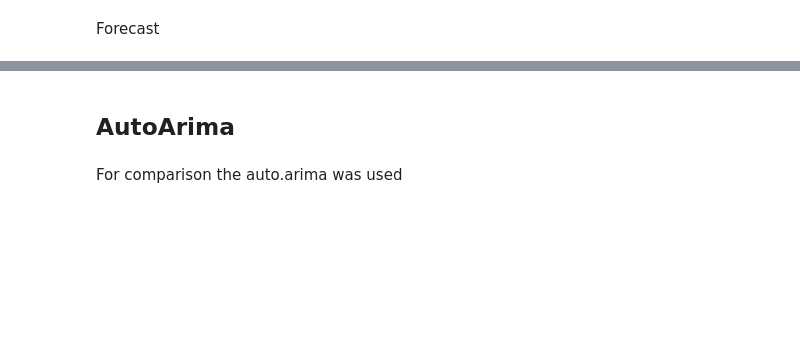
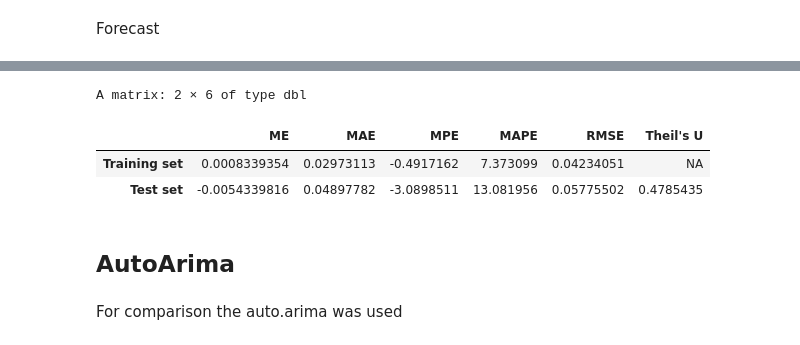
Before and after one commit to Nemczek/wind_power_prediction, a Jupyter notebook: wind_power_prediction_time_series.ipynb, the cells around one changed output, grey strips where cells are left out. Drawn from its saved outputs; the diff is of its cells as text; code cells hidden in the pictures; blank space fills up the shorter version.

```diff
--- a/wind_power_prediction_time_series.ipynb
+++ b/wind_power_prediction_time_series.ipynb
@@ -132,11 +314,12 @@ Forecast
 # %%
-prog.AR3 <- forecast(model.AR3.signif, h = 12)
-prog.AR3$mean
-ts.plot(prog.AR3$mean)
-plot(prog.AR3)
-lines(fan.test, col = "red")
 AccAR3 <- accuracy(prog.AR3, fan.test)[,c("ME","MAE","MPE",
                                           "MAPE", "RMSE", "Theil's U")]
+AccAR3
+# %% [output]
+A matrix: 2 × 6 of type dbl
+|  | ME | MAE | MPE | MAPE | RMSE | Theil's U |
+| Training set | 0.0008339354 | 0.02973113 | -0.4917162 | 7.373099 | 0.04234051 | NA |
+| Test set | -0.0054339816 | 0.04897782 | -3.0898511 | 13.081956 | 0.05775502 | 0.4785435 |
 # %% [markdown]
 ## AutoArima
 # %% [markdown]
```
Also changed, not shown: parts of 78 cells of this notebook.
